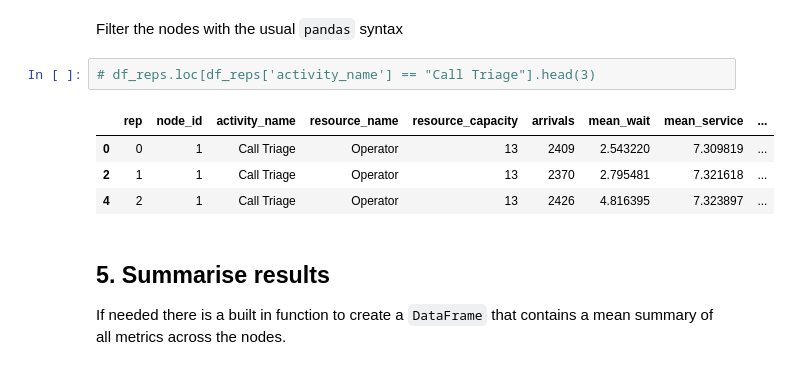
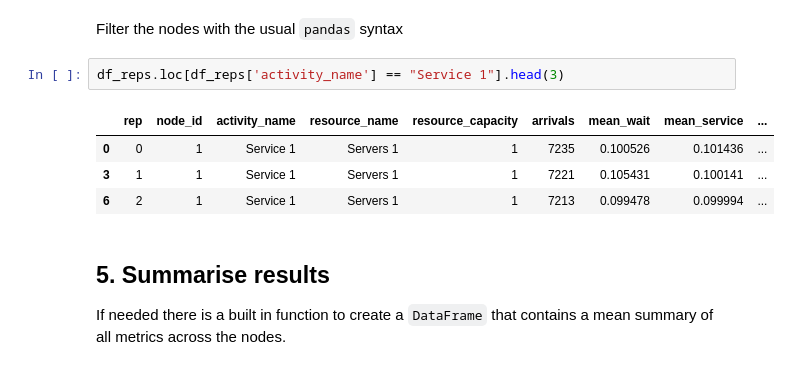
Before and after one commit to sim-agent/json2ciw, a Jupyter notebook: 02_jackson_network_example.ipynb, the cells around one changed output. Saved outputs shown, nothing was run; the diff lists cells and outputs as text.

```diff
--- a/02_jackson_network_example.ipynb
+++ b/02_jackson_network_example.ipynb
@@ -156,12 +173,12 @@ df_reps.head()
 # %% [markdown]
 Filter the nodes with the usual `pandas` syntax
 # %%
-# df_reps.loc[df_reps['activity_name'] == "Call Triage"].head(3)
+df_reps.loc[df_reps['activity_name'] == "Service 1"].head(3)
 # %% [output]
 |  | rep | node_id | activity_name | resource_name | resource_capacity | arrivals | mean_wait | mean_service | ... |
-| 0 | 0 | 1 | Call Triage | Operator | 13 | 2409 | 2.543220 | 7.309819 | ... |
-| 2 | 1 | 1 | Call Triage | Operator | 13 | 2370 | 2.795481 | 7.321618 | ... |
-| 4 | 2 | 1 | Call Triage | Operator | 13 | 2426 | 4.816395 | 7.323897 | ... |
+| 0 | 0 | 1 | Service 1 | Servers 1 | 1 | 7235 | 0.100526 | 0.101436 | ... |
+| 3 | 1 | 1 | Service 1 | Servers 1 | 1 | 7221 | 0.105431 | 0.100141 | ... |
+| 6 | 2 | 1 | Service 1 | Servers 1 | 1 | 7213 | 0.099478 | 0.099994 | ... |
 # %% [markdown]
 ## 5. Summarise results
 
```
Also changed, not shown: parts of 9 cells of this notebook, 1 other file.
